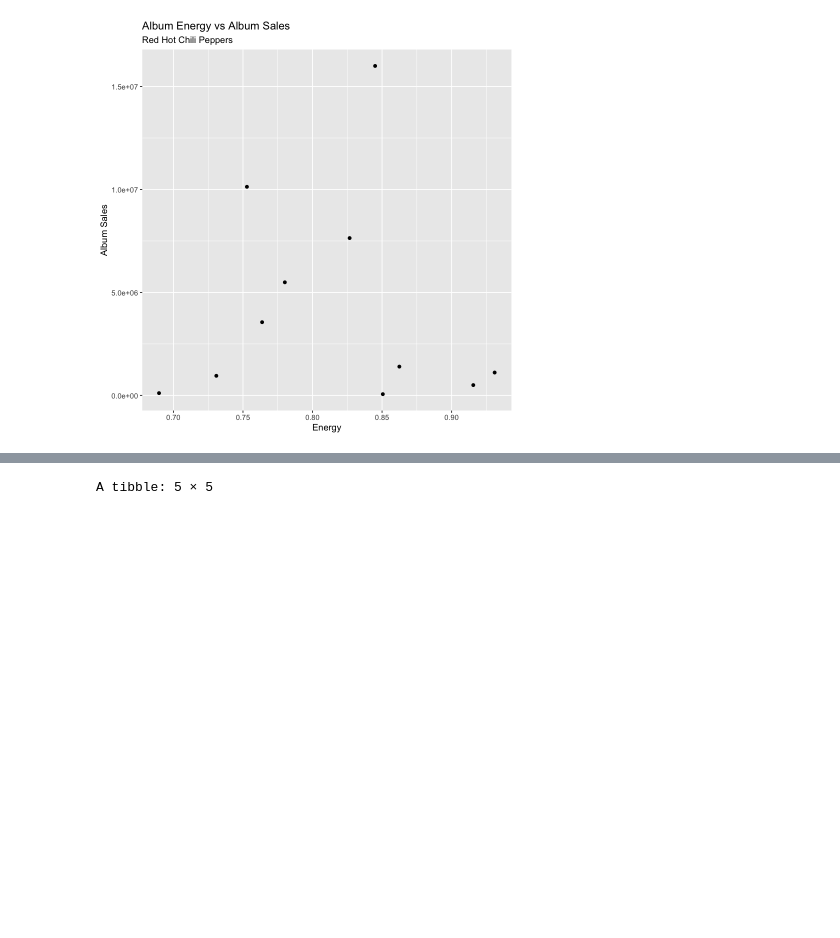
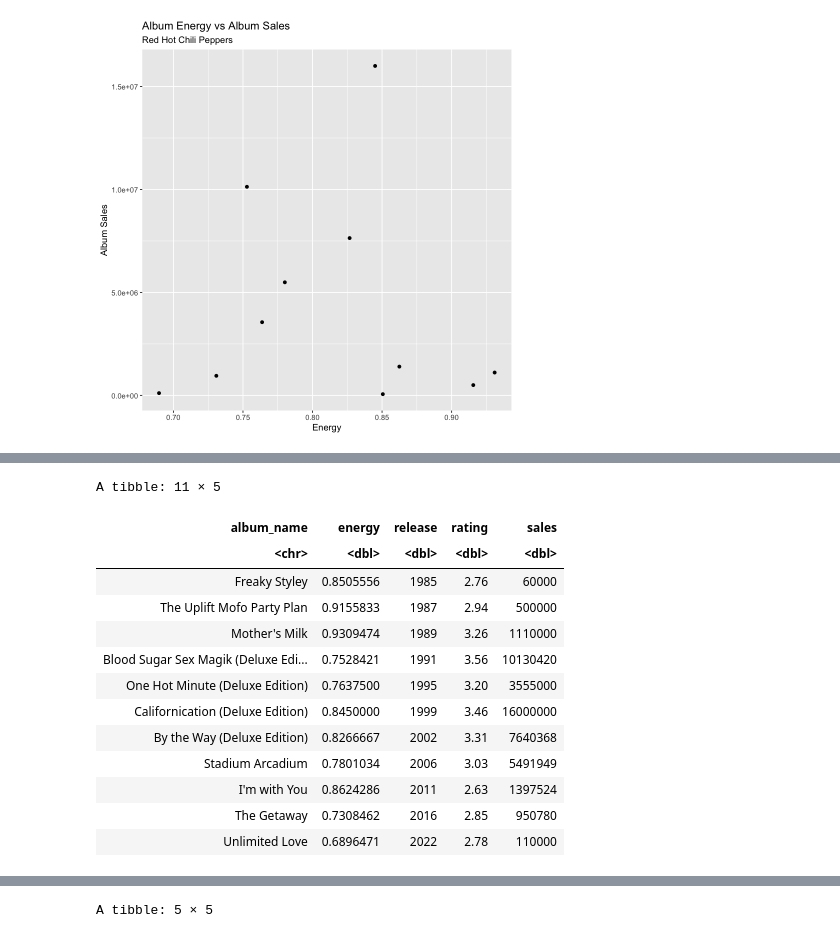
Before and after one commit to ryan-mooore/data201, a Jupyter notebook: project.ipynb, the cells around one changed output, grey strips where cells are left out. Drawn from its saved outputs; the diff is of its cells as text; code cells hidden in the pictures; blank space fills up the shorter version.

```diff
--- a/project.ipynb
+++ b/project.ipynb
@@ -671,14 +774,30 @@ ggplot(rhcp.rym, aes(x = reorder(album_name, release), y = rating)) +
 # %%
 ## Add sales and remove missing values
+rhcp.rym2 <- rhcp.rym
 rhcp.rym2$sales <- c(NA, rhcp.sales$Sales[14],
                              rhcp.sales$Sales[11], rhcp.sales$Sales[9],
                              rhcp.sales$Sales[2], rhcp.sales$Sales[6],
                              rhcp.sales$Sales[1], rhcp.sales$Sales[3],
                              rhcp.sales$Sales[5], rhcp.sales$Sales[8],
                              rhcp.sales$Sales[10], NA,
                              rhcp.sales$Sales[13])
 rhcp.rym2 <- na.omit(rhcp.rym2)
 rhcp.rym2
+# %% [output]
+A tibble: 11 × 5
+| album_name | energy | release | rating | sales |
+| <chr> | <dbl> | <dbl> | <dbl> | <dbl> |
+| Freaky Styley | 0.8505556 | 1985 | 2.76 | 60000 |
+| The Uplift Mofo Party Plan | 0.9155833 | 1987 | 2.94 | 500000 |
+| Mother's Milk | 0.9309474 | 1989 | 3.26 | 1110000 |
+| Blood Sugar Sex Magik (Deluxe Edi... | 0.7528421 | 1991 | 3.56 | 10130420 |
+| One Hot Minute (Deluxe Edition) | 0.7637500 | 1995 | 3.20 | 3555000 |
+| Californication (Deluxe Edition) | 0.8450000 | 1999 | 3.46 | 16000000 |
+| By the Way (Deluxe Edition) | 0.8266667 | 2002 | 3.31 | 7640368 |
+| Stadium Arcadium | 0.7801034 | 2006 | 3.03 | 5491949 |
+| I'm with You | 0.8624286 | 2011 | 2.63 | 1397524 |
+| The Getaway | 0.7308462 | 2016 | 2.85 | 950780 |
+| Unlimited Love | 0.6896471 | 2022 | 2.78 | 110000 |
 # %%
 ## Correlation rating vs sales
 cor(rhcp.rym2$rating, rhcp.rym2$sales)^2
```
Also changed, not shown: parts of 28 cells of this notebook, 1 other file.
